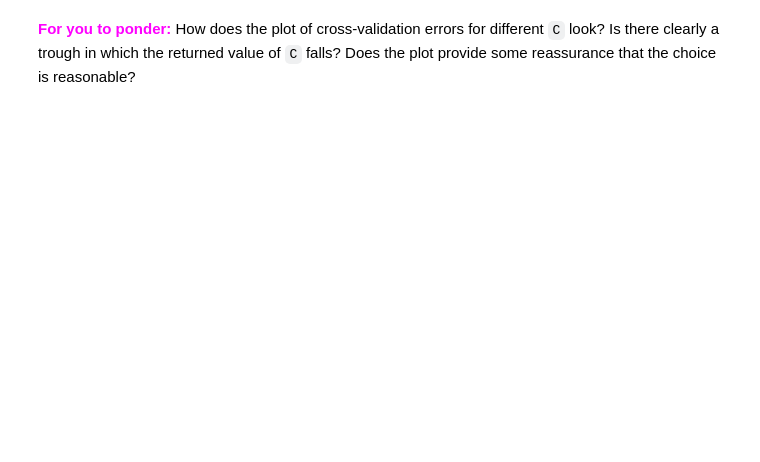
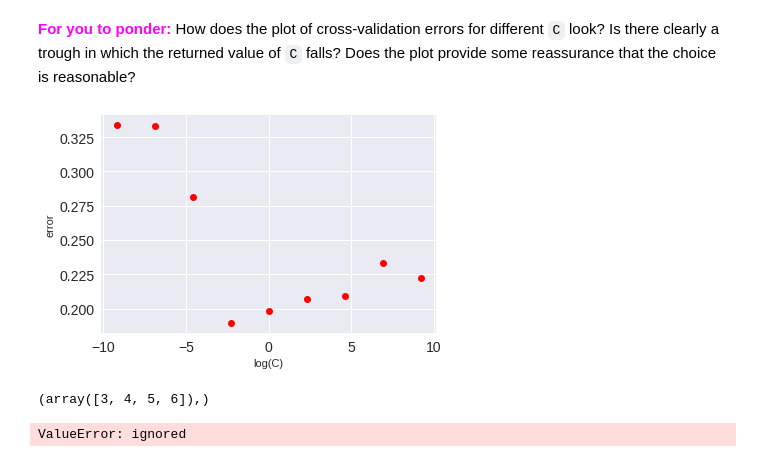
Before and after one commit to vinneenguyen/ucsdx-machine-learning-fundamentals, a Jupyter notebook: Week 06 Linear Classification/sentiment_svm/sentiment-svm.ipynb, the cells around one changed output. Saved outputs shown, nothing was run; the diff lists cells and outputs as text; code cells hidden in the pictures; blank space fills up the shorter version.

```diff
--- a/Week 06 Linear Classification/sentiment_svm/sentiment-svm.ipynb
+++ b/Week 06 Linear Classification/sentiment_svm/sentiment-svm.ipynb
@@ -72,8 +72,10 @@ matplotlib.rc('ytick', labelsize=14)
 # %%
 from sklearn.feature_extraction.text import CountVectorizer
 
+# Reuse dataset
+datapath = Path(REPO, "Week 04 Linear Regression and Probability Estimation/sentiment-logistic-regression/sentiment_labelled_sentences/full_set.txt")
 ## Read in the data set.
-with open("sentiment_labelled_sentences/full_set.txt") as f:
+with open(datapath) as f:
     content = f.readlines()
 
 ## Remove leading and trailing white space
@@ -220,9 +233,28 @@ where
 * `err` is the cross-validation error estimate at `c`
 
 <font color="magenta">Note:</font> This is a tricky business because a priori, even the order of magnitude of `C` is unknown. Should it be 0.0001 or 10000? You might want to think about trying multiple values that are arranged in a geometric progression (such as powers of ten). *In addition to returning a specific value of `C`, your function should **plot** the cross-validation errors for all the values of `C` it tried out (possibly using a log-scale for the `C`-axis).*
-# %%
-def choose_parameter(x,y,k):
-    ### Your code here
+# %%
+def choose_parameter(x,y,k, allerrors=False):
+    ### Your code here
+    C_values = 10.0**np.arange(-4, 5)
+    vcross = np.vectorize(cross_validation_error, excluded=["x","y","k"])
+    errors = vcross(C_value=C_values, x=x, y=y, k=k)
+
+    # Plot
+    plt.plot(np.log(C_values), errors, 'ro')
+    plt.xlabel("log(C)")
+    plt.ylabel("error")
+    plt.show()
+
+    # Best C
+    ix_best = errors.argmin()
+    C_best = C_values[ix_best]
+    err_min = errors[ix_best]
+
+    if allerrors:
+      return C_best, err_min, np.log(C_values), errors
+    else:
+      return C_best, err_min
 # %% [markdown]
 Now let's try out your routine!
 # %%
@@ -238,2 +275,18 @@ print("Test error: ", error)
 # %% [markdown]
 <font color="magenta">**For you to ponder:**</font> How does the plot of cross-validation errors for different `C` look? Is there clearly a trough in which the returned value of `C` falls? Does the plot provide some reassurance that the choice is reasonable?
+# %%
+c, err, clogs, errors = choose_parameter(train_data, train_labels, 10, allerrors=True)
+falls = np.where(np.diff(clogs)*np.diff(errors) > 0) # indices where C and error fall together
+falls
+# %% [output]
+[figure, added]
+(array([3, 4, 5, 6]),)
+# %%
+from itertools import groupby
+a= [1,1,0, 1,1,1, 0,0, 1]
+b=np.array(a)
+np.take(b, [[0, 1], [2, 3,4]])
+b[[[0,1]],[[5,6,8]]]
+[list(g) for k,g in groupby(a)]
+# %% [output]
+ValueError: ignored
```
Also changed, not shown: parts of 3 cells of this notebook.
